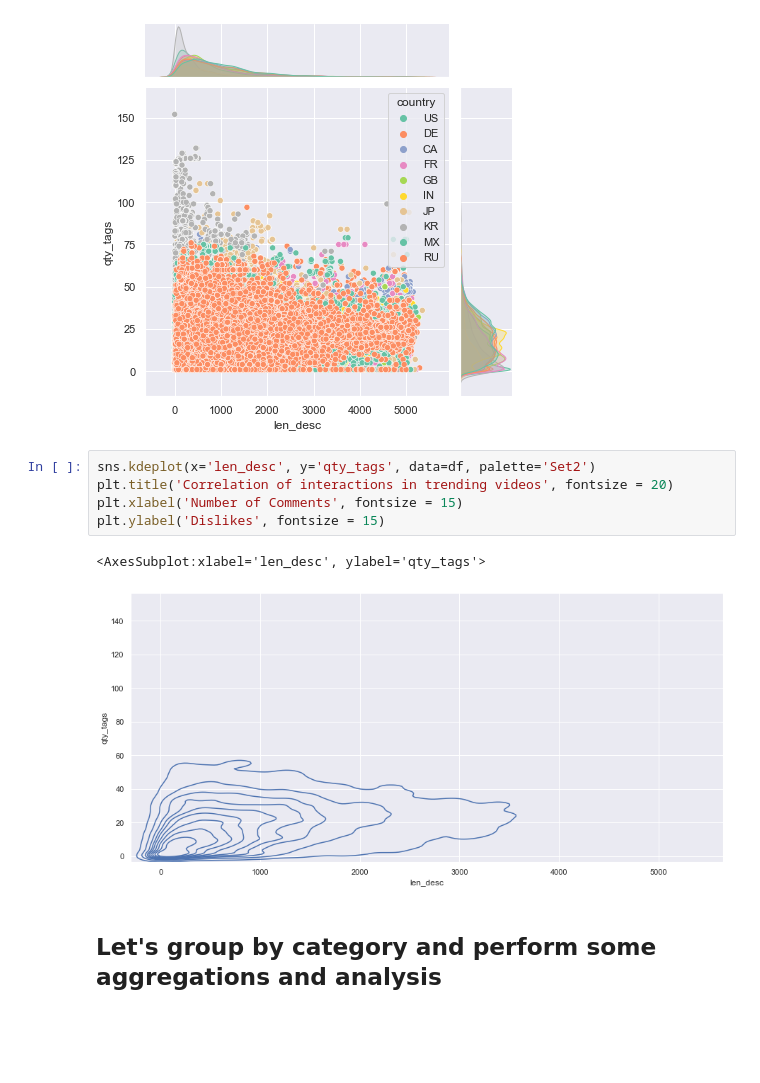
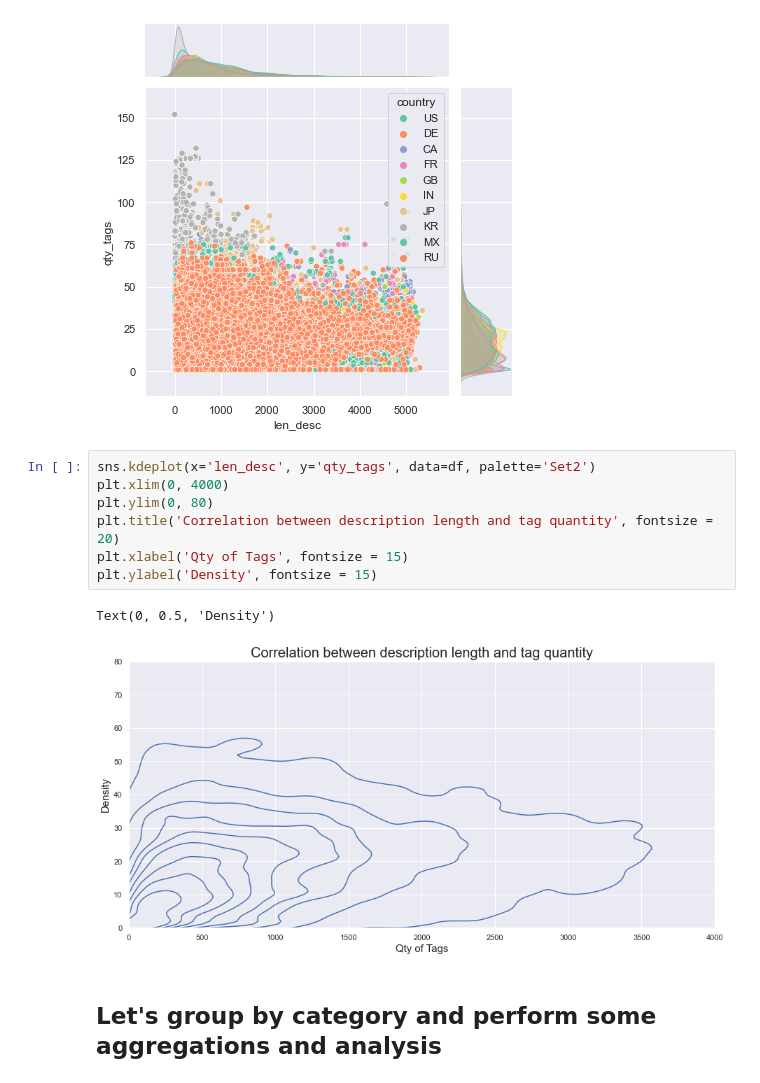
Before and after one commit to danielosetiawan/YouTube-EDA, a Jupyter notebook: youtube ipynb.ipynb, the cells around one changed output. Saved outputs shown, nothing was run; the diff lists cells and outputs as text; blank space fills up the shorter version.

```diff
--- a/youtube ipynb.ipynb
+++ b/youtube ipynb.ipynb
@@ -163,11 +163,13 @@ sns.jointplot(x='len_desc', y='qty_tags', data=df, hue='country', palette='Set2'
 [figure]
 # %%
 sns.kdeplot(x='len_desc', y='qty_tags', data=df, palette='Set2')
-plt.title('Correlation of interactions in trending videos', fontsize = 20)
-plt.xlabel('Number of Comments', fontsize = 15)
-plt.ylabel('Dislikes', fontsize = 15)
+plt.xlim(0, 4000)
+plt.ylim(0, 80)
+plt.title('Correlation between description length and tag quantity', fontsize = 20)
+plt.xlabel('Qty of Tags', fontsize = 15)
+plt.ylabel('Density', fontsize = 15)
 # %% [output]
-<AxesSubplot:xlabel='len_desc', ylabel='qty_tags'>
+Text(0, 0.5, 'Density')
-[figure, old version]
+[figure, new version]
 # %% [markdown]
 ## Let's group by category and perform some aggregations and analysis
```
Also changed, not shown: parts of 38 cells of this notebook.
